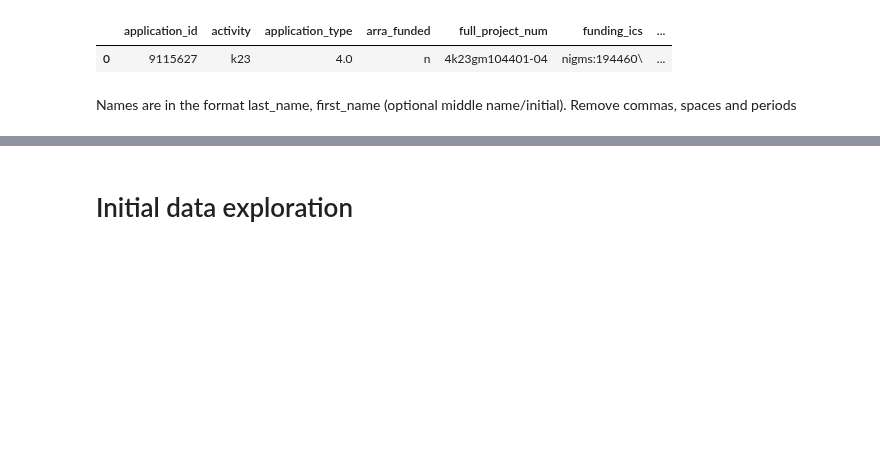
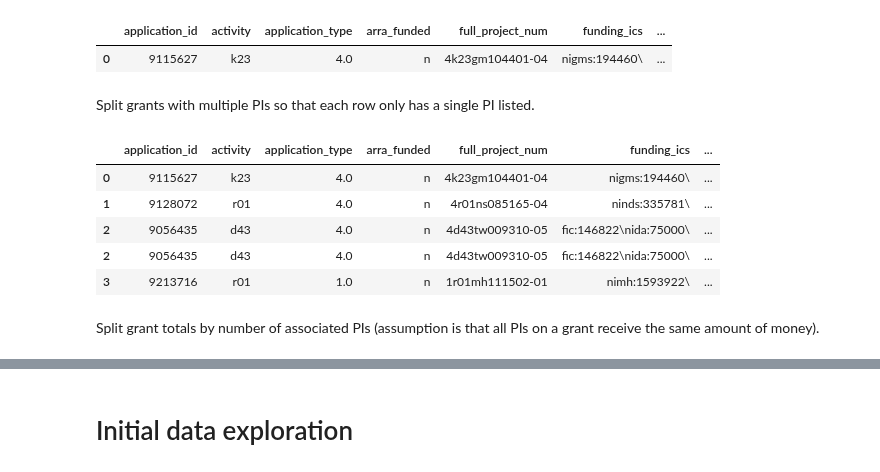
Before and after one commit to yuwie10/nih-awards, a Jupyter notebook: nih_awards.ipynb, the cells around one changed output, grey strips where cells are left out. Cells and saved outputs as stored; diff of their text form; code cells hidden in the pictures; blank space fills up the shorter version.

```diff
--- a/nih_awards.ipynb
+++ b/nih_awards.ipynb
@@ -127,5 +129,5 @@ All redundant: 18-23, 25
 # %%
-to_drop3 = ['org_city', 'org_country', 'org_dept', 'org_district', 'org_duns', 'org_fips', 'org_state']
+to_drop3 = ['org_city', 'org_dept', 'org_district', 'org_duns', 'org_fips', 'org_state']
 grants_2016 = grants_2016.drop(to_drop3, axis = 1)
 # %%
 col_info[27:36]
@@ -145,5 +147,5 @@ col_info[27:36]
 # %%
-to_drop4 = ['phr', 'program_officer_name', 'project_title', 'serial_number']
+to_drop4 = ['phr', 'pi_names', 'program_officer_name', 'project_title', 'serial_number']
 grants_2016 = grants_2016.drop(to_drop4, axis = 1)
 # %%
 col_info[36:]
@@ -215,21 +217,5 @@ grants_2016.head(1)
 # %% [output]
 |  | application_id | activity | application_type | arra_funded | full_project_num | funding_ics | ... |
 | 0 | 9115627 | k23 | 4.0 | n | 4k23gm104401-04 | nigms:194460\ | ... |
-# %% [markdown]
-Names are in the format last_name, first_name (optional middle name/initial).
-Remove commas, spaces and periods
-# %%
-def replace_names(df, col_name, *args):
-    for arg in args:
-        df[col_name] = df[col_name].str.replace(args, '_')
-    return df
-
-def strip_names(df, col_name, *args):
-    for arg in args:
-        df[col_name] = df[col_name].str.strip(arg)
-    return df
-
-name_cols = ['pi_names', 'program_officer_name']
-for name in name_cols:
-    grants_2016 = replace_names(grants_2016, name, ', ', ' ')
-    grants_2016 = strip_names(grants_2016, name, ';', '.')
+# %% [markdown]
+Split grants with multiple PIs so that each row only has a single PI listed.
@@ -235,0 +226,12 @@ for name in name_cols:
+# %%
+grants_2016 = cln.strip_series(grants_2016, ['pi_ids'])
+grants_2016.head()
+# %% [output]
+|  | application_id | activity | application_type | arra_funded | full_project_num | funding_ics | ... |
+| 0 | 9115627 | k23 | 4.0 | n | 4k23gm104401-04 | nigms:194460\ | ... |
+| 1 | 9128072 | r01 | 4.0 | n | 4r01ns085165-04 | ninds:335781\ | ... |
+| 2 | 9056435 | d43 | 4.0 | n | 4d43tw009310-05 | fic:146822\nida:75000\ | ... |
+| 2 | 9056435 | d43 | 4.0 | n | 4d43tw009310-05 | fic:146822\nida:75000\ | ... |
+| 3 | 9213716 | r01 | 1.0 | n | 1r01mh111502-01 | nimh:1593922\ | ... |
+# %% [markdown]
+Split grant totals by number of associated PIs (assumption is that all PIs on a grant receive the same amount of money).
```
Also changed, not shown: parts of 25 cells of this notebook, 3 other files.
